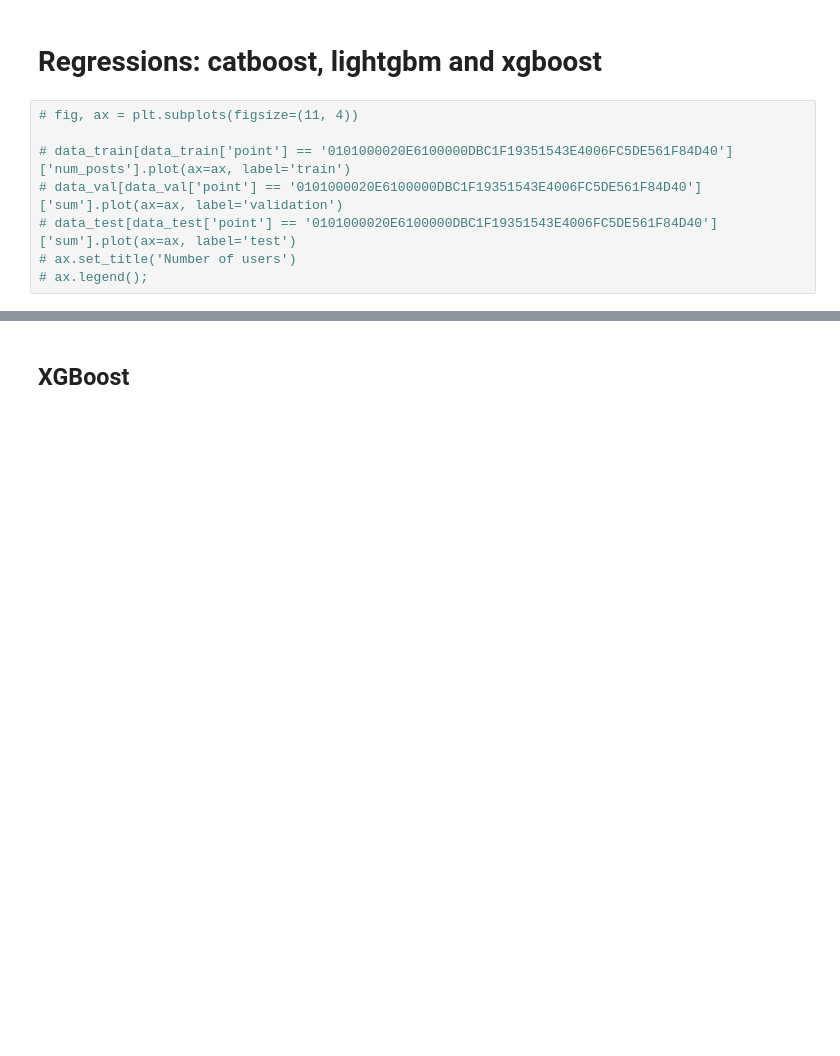
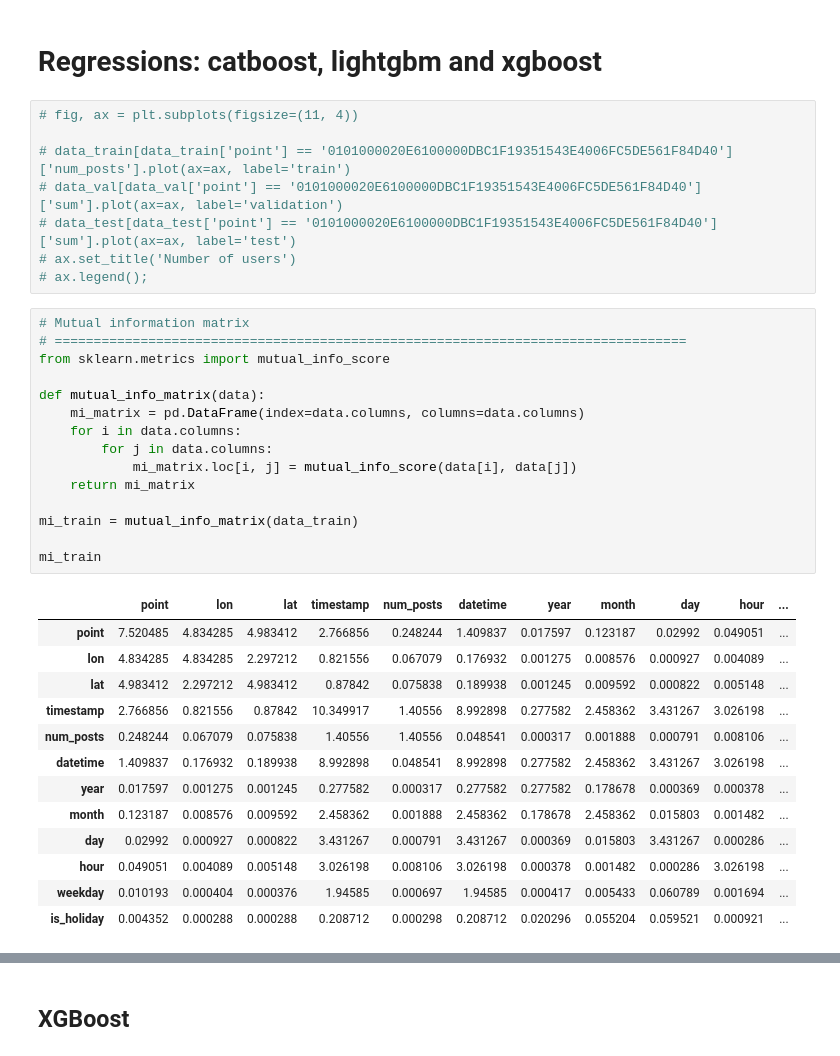
Before and after one commit to jrzkaminski/IndustrialML-ITMO, a Jupyter notebook: Regressors_solutions.ipynb, the cells around one changed output, grey strips where cells are left out. Saved outputs shown, nothing was run; the diff lists cells and outputs as text; blank space fills up the shorter version.

```diff
--- a/Regressors_solutions.ipynb
+++ b/Regressors_solutions.ipynb
@@ -161,3 +160,32 @@ data_train = data_train.drop(['time'], axis=1)
 # data_test[data_test['point'] == '0101000020E6100000DBC1F19351543E4006FC5DE561F84D40']['sum'].plot(ax=ax, label='test')
 # ax.set_title('Number of users')
 # ax.legend();
+# %%
+# Mutual information matrix
+# =================================================================================
+from sklearn.metrics import mutual_info_score
+
+def mutual_info_matrix(data):
+    mi_matrix = pd.DataFrame(index=data.columns, columns=data.columns)
+    for i in data.columns:
+        for j in data.columns:
+            mi_matrix.loc[i, j] = mutual_info_score(data[i], data[j])
+    return mi_matrix
+
+mi_train = mutual_info_matrix(data_train)
+
+mi_train
+# %% [output]
+|  | point | lon | lat | timestamp | num_posts | datetime | year | month | day | hour | ... |
+| point | 7.520485 | 4.834285 | 4.983412 | 2.766856 | 0.248244 | 1.409837 | 0.017597 | 0.123187 | 0.02992 | 0.049051 | ... |
+| lon | 4.834285 | 4.834285 | 2.297212 | 0.821556 | 0.067079 | 0.176932 | 0.001275 | 0.008576 | 0.000927 | 0.004089 | ... |
+| lat | 4.983412 | 2.297212 | 4.983412 | 0.87842 | 0.075838 | 0.189938 | 0.001245 | 0.009592 | 0.000822 | 0.005148 | ... |
+| timestamp | 2.766856 | 0.821556 | 0.87842 | 10.349917 | 1.40556 | 8.992898 | 0.277582 | 2.458362 | 3.431267 | 3.026198 | ... |
+| num_posts | 0.248244 | 0.067079 | 0.075838 | 1.40556 | 1.40556 | 0.048541 | 0.000317 | 0.001888 | 0.000791 | 0.008106 | ... |
+| datetime | 1.409837 | 0.176932 | 0.189938 | 8.992898 | 0.048541 | 8.992898 | 0.277582 | 2.458362 | 3.431267 | 3.026198 | ... |
+| year | 0.017597 | 0.001275 | 0.001245 | 0.277582 | 0.000317 | 0.277582 | 0.277582 | 0.178678 | 0.000369 | 0.000378 | ... |
+| month | 0.123187 | 0.008576 | 0.009592 | 2.458362 | 0.001888 | 2.458362 | 0.178678 | 2.458362 | 0.015803 | 0.001482 | ... |
+| day | 0.02992 | 0.000927 | 0.000822 | 3.431267 | 0.000791 | 3.431267 | 0.000369 | 0.015803 | 3.431267 | 0.000286 | ... |
+| hour | 0.049051 | 0.004089 | 0.005148 | 3.026198 | 0.008106 | 3.026198 | 0.000378 | 0.001482 | 0.000286 | 3.026198 | ... |
+| weekday | 0.010193 | 0.000404 | 0.000376 | 1.94585 | 0.000697 | 1.94585 | 0.000417 | 0.005433 | 0.060789 | 0.001694 | ... |
+| is_holiday | 0.004352 | 0.000288 | 0.000288 | 0.208712 | 0.000298 | 0.208712 | 0.020296 | 0.055204 | 0.059521 | 0.000921 | ... |
```
Also changed, not shown: parts of 6 cells of this notebook.
